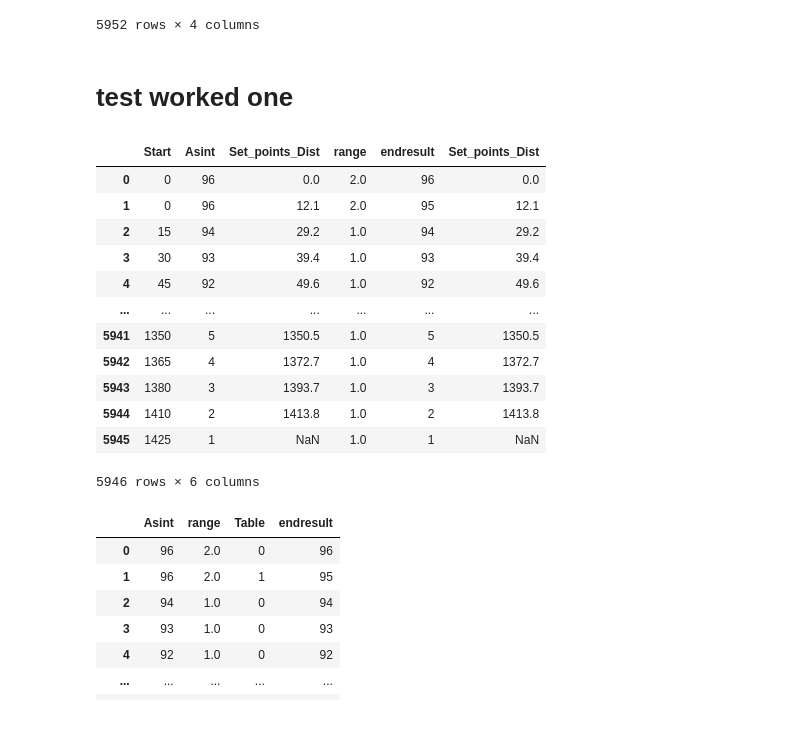
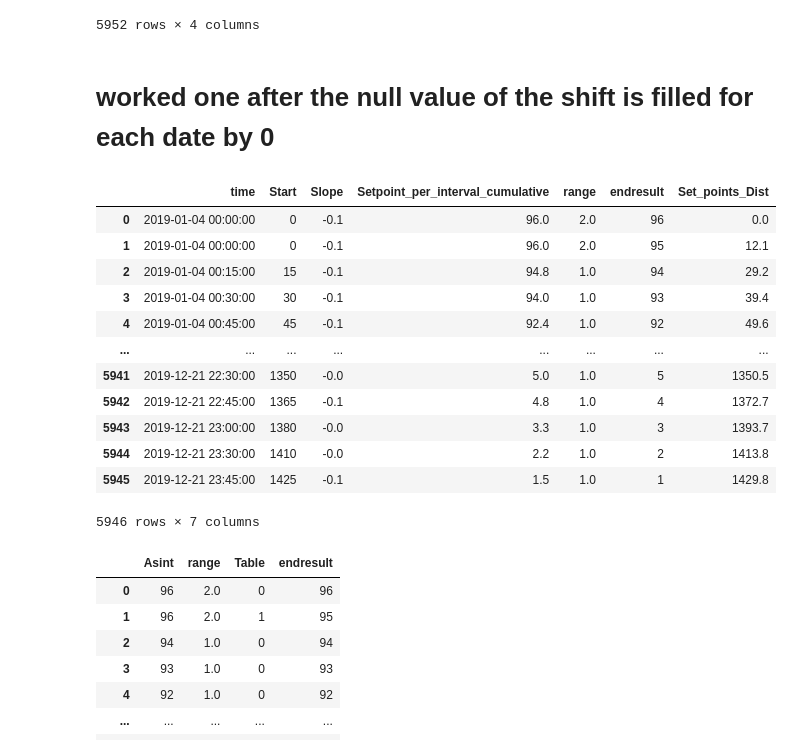
Before and after one commit to ghiathnj/impacket, a Jupyter notebook: 21_10_22.ipynb, the cells around one changed output. Drawn from its saved outputs; the diff is of its cells as text; code cells hidden in the pictures; blank space fills up the shorter version.

```diff
--- a/21_10_22.ipynb
+++ b/21_10_22.ipynb
@@ -622,61 +622,66 @@ See the caveats in the documentation: https://pandas.pydata.org/pandas-docs/stab
 | 5950 | 1410.0 | 2 | 1413.8 | 1.0 |
 | 5951 | 1425.0 | 1 | NaN | 1.0 |
 5952 rows × 4 columns
-# %% [markdown]
-# test worked one
+# %% [markdown]
+# worked one after the null value of the shift is filled for each date by 0
 # %%
 #'Setpoint_per_interval_cumulative': we determine if there are set points in an interval
 df2['Setpoint_per_interval_cumulative'] = (
     df2.loc[::-1]
    .groupby(['Dates'])['setpoint_per_15min'].cumsum())
 # calculating Slope of the line between two points and use it to solve the equation of the inversed function(Umkehrfunktion)
-df2['Slope'] = (df2['Setpoint_per_interval_cumulative'].shift(-1)- df2['Setpoint_per_interval_cumulative'])/15
+df2['Slope'] = ((df2.groupby(['Dates'])['Setpoint_per_interval_cumulative'].shift(-1).fillna(0))- df2['Setpoint_per_interval_cumulative'])/15
 #get the value before the decimal point of the 'Setpoint_per_interval_cumulative'
 df2['Asint']=df2['Setpoint_per_interval_cumulative'].astype(int)
 #check if the value before the decimal point is changed in the next row
 df2['check']=df2['Asint'].shift(-1)==df2['Asint']
 #how much changed the value before the decimal point in the next row
 ######df2['range']=df2['Asint']-df2['Asint'].shift(-1)
 #################df2['Set_point_Minus_cumulative']= df2['Asint']-df2['Setpoint_per_interval_cumulative']
 #identify the column 'Start sarting by the value 0 to 96 steps with each 15 minute >>> 0,15,30,45,60,75.....etc.
 initial_value = 0
 constant_value = 15
 desired_list_size = 96
 result = np.arange(desired_list_size) * constant_value + initial_value
 grouped = df2.groupby('Dates')
 df_empty = pd.DataFrame(columns=df2.columns)
 df2=df_empty
 for name, group in grouped:
   group['Start']= result
   #how much changed the value before the decimal point in the next row
   group['range']=group['Asint']-group['Asint'].shift(-1)
   df2 = df2.append(group)
 df2['range'] = df2['range'].fillna(df2.Asint)
 df2['slop_multi_start']=df2['Slope']*df2['Start']
 
 df321= df2[df2.range != 0]
 df321=df321.loc[df321.index.repeat(df321.range)].reset_index(drop=True)
-df321['Table'] = df321.groupby(df321.time).cumcount()
-df321['endresult']=df321['Asint']-df321['Table']
+#determine the count in the group and then to determine the set point in the next step
+df321['count'] = df321.groupby(df321.time).cumcount()
+#endresult is the set points
+df321['endresult']=df321['Asint']-df321['count']
 
 df321['Set_point_Minus_cumulative']= df321['endresult']-df321['Setpoint_per_interval_cumulative']
 #inverse function(Umkehrfunktion)
 df321['Set_points_Dist']=(df321['slop_multi_start']+df321['Set_point_Minus_cumulative'])/df321['Slope']
-df321[['Start','Asint','Set_points_Dist','range','endresult','Set_points_Dist']]
+#df321[['Start','Asint','Set_points_Dist','range','endresult']]
+
+df321[['time','Start','Slope','Setpoint_per_interval_cumulative','range','endresult','Set_points_Dist']]
+#df2[['totesttheslop']]
 # %% [output]
-|  | Start | Asint | Set_points_Dist | range | endresult | Set_points_Dist |
-| 0 | 0 | 96 | 0.0 | 2.0 | 96 | 0.0 |
-| 1 | 0 | 96 | 12.1 | 2.0 | 95 | 12.1 |
-| 2 | 15 | 94 | 29.2 | 1.0 | 94 | 29.2 |
-| 3 | 30 | 93 | 39.4 | 1.0 | 93 | 39.4 |
-| 4 | 45 | 92 | 49.6 | 1.0 | 92 | 49.6 |
-| ... | ... | ... | ... | ... | ... | ... |
-| 5941 | 1350 | 5 | 1350.5 | 1.0 | 5 | 1350.5 |
-| 5942 | 1365 | 4 | 1372.7 | 1.0 | 4 | 1372.7 |
-| 5943 | 1380 | 3 | 1393.7 | 1.0 | 3 | 1393.7 |
-| 5944 | 1410 | 2 | 1413.8 | 1.0 | 2 | 1413.8 |
-| 5945 | 1425 | 1 | NaN | 1.0 | 1 | NaN |
+|  | time | Start | Slope | Setpoint_per_interval_cumulative | range | endresult | Set_points_Dist |
+| 0 | 2019-01-04 00:00:00 | 0 | -0.1 | 96.0 | 2.0 | 96 | 0.0 |
+| 1 | 2019-01-04 00:00:00 | 0 | -0.1 | 96.0 | 2.0 | 95 | 12.1 |
+| 2 | 2019-01-04 00:15:00 | 15 | -0.1 | 94.8 | 1.0 | 94 | 29.2 |
+| 3 | 2019-01-04 00:30:00 | 30 | -0.1 | 94.0 | 1.0 | 93 | 39.4 |
+| 4 | 2019-01-04 00:45:00 | 45 | -0.1 | 92.4 | 1.0 | 92 | 49.6 |
+| ... | ... | ... | ... | ... | ... | ... | ... |
+| 5941 | 2019-12-21 22:30:00 | 1350 | -0.0 | 5.0 | 1.0 | 5 | 1350.5 |
+| 5942 | 2019-12-21 22:45:00 | 1365 | -0.1 | 4.8 | 1.0 | 4 | 1372.7 |
+| 5943 | 2019-12-21 23:00:00 | 1380 | -0.0 | 3.3 | 1.0 | 3 | 1393.7 |
+| 5944 | 2019-12-21 23:30:00 | 1410 | -0.0 | 2.2 | 1.0 | 2 | 1413.8 |
+| 5945 | 2019-12-21 23:45:00 | 1425 | -0.1 | 1.5 | 1.0 | 1 | 1429.8 |
-5946 rows × 6 columns
+5946 rows × 7 columns
 # %%
 df321= df2[df2.range != 0]
 df321=df321.loc[df321.index.repeat(df321.range)].reset_index(drop=True)
```
